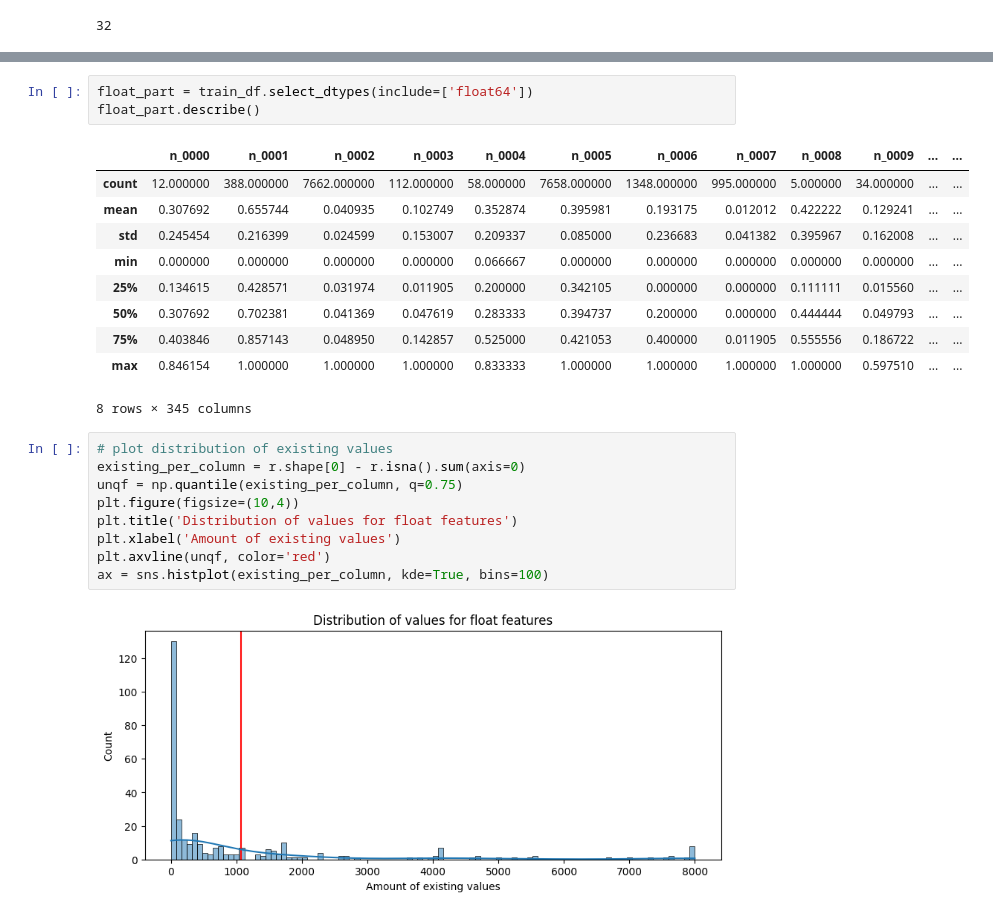
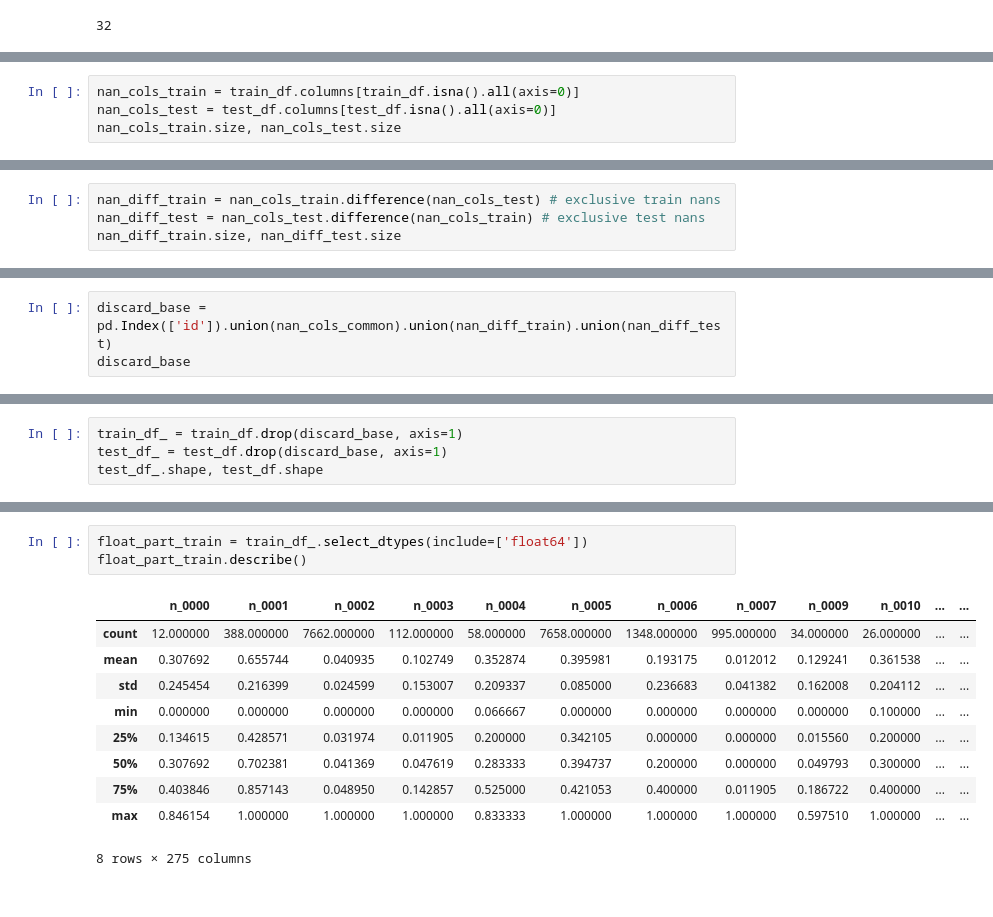
Before and after one commit to Axik0/ML_GB, a Jupyter notebook: DS_task.ipynb, the cells around one changed output, grey strips where cells are left out. Saved outputs shown, nothing was run; the diff lists cells and outputs as text.

```diff
--- a/DS_task.ipynb
+++ b/DS_task.ipynb
@@ -109,0 +121,4 @@ allnan_cols = train_df.columns[train_df.isnull().all(axis=0)]
+# %%
+nan_cols_train = train_df.columns[train_df.isna().all(axis=0)]
+nan_cols_test = test_df.columns[test_df.isna().all(axis=0)]
+nan_cols_train.size, nan_cols_test.size
@@ -109,0 +127,4 @@ allnan_cols = train_df.columns[train_df.isnull().all(axis=0)]
+# %%
+nan_diff_train = nan_cols_train.difference(nan_cols_test) # exclusive train nans
+nan_diff_test = nan_cols_test.difference(nan_cols_train) # exclusive test nans
+nan_diff_train.size, nan_diff_test.size
@@ -109,0 +138,3 @@ allnan_cols = train_df.columns[train_df.isnull().all(axis=0)]
+# %%
+discard_base = pd.Index(['id']).union(nan_cols_common).union(nan_diff_train).union(nan_diff_test)
+discard_base
@@ -109,0 +148,4 @@ allnan_cols = train_df.columns[train_df.isnull().all(axis=0)]
+# %%
+train_df_ = train_df.drop(discard_base, axis=1)
+test_df_ = test_df.drop(discard_base, axis=1)
+test_df_.shape, test_df.shape
@@ -192,25 +314,14 @@ Those NaNs are strongly ($\rho= 0.87$) correlated with float NaNs, i.e. used to
 # %%
-float_part = train_df.select_dtypes(include=['float64'])
-float_part.describe()
+float_part_train = train_df_.select_dtypes(include=['float64'])
+float_part_train.describe()
 # %% [output]
-|  | n_0000 | n_0001 | n_0002 | n_0003 | n_0004 | n_0005 | n_0006 | n_0007 | n_0008 | n_0009 | ... | ... |
-| count | 12.000000 | 388.000000 | 7662.000000 | 112.000000 | 58.000000 | 7658.000000 | 1348.000000 | 995.000000 | 5.000000 | 34.000000 | ... | ... |
-| mean | 0.307692 | 0.655744 | 0.040935 | 0.102749 | 0.352874 | 0.395981 | 0.193175 | 0.012012 | 0.422222 | 0.129241 | ... | ... |
-| std | 0.245454 | 0.216399 | 0.024599 | 0.153007 | 0.209337 | 0.085000 | 0.236683 | 0.041382 | 0.395967 | 0.162008 | ... | ... |
-| min | 0.000000 | 0.000000 | 0.000000 | 0.000000 | 0.066667 | 0.000000 | 0.000000 | 0.000000 | 0.000000 | 0.000000 | ... | ... |
-| 25% | 0.134615 | 0.428571 | 0.031974 | 0.011905 | 0.200000 | 0.342105 | 0.000000 | 0.000000 | 0.111111 | 0.015560 | ... | ... |
-| 50% | 0.307692 | 0.702381 | 0.041369 | 0.047619 | 0.283333 | 0.394737 | 0.200000 | 0.000000 | 0.444444 | 0.049793 | ... | ... |
-| 75% | 0.403846 | 0.857143 | 0.048950 | 0.142857 | 0.525000 | 0.421053 | 0.400000 | 0.011905 | 0.555556 | 0.186722 | ... | ... |
-| max | 0.846154 | 1.000000 | 1.000000 | 1.000000 | 0.833333 | 1.000000 | 1.000000 | 1.000000 | 1.000000 | 0.597510 | ... | ... |
+|  | n_0000 | n_0001 | n_0002 | n_0003 | n_0004 | n_0005 | n_0006 | n_0007 | n_0009 | n_0010 | ... | ... |
+| count | 12.000000 | 388.000000 | 7662.000000 | 112.000000 | 58.000000 | 7658.000000 | 1348.000000 | 995.000000 | 34.000000 | 26.000000 | ... | ... |
+| mean | 0.307692 | 0.655744 | 0.040935 | 0.102749 | 0.352874 | 0.395981 | 0.193175 | 0.012012 | 0.129241 | 0.361538 | ... | ... |
+| std | 0.245454 | 0.216399 | 0.024599 | 0.153007 | 0.209337 | 0.085000 | 0.236683 | 0.041382 | 0.162008 | 0.204112 | ... | ... |
+| min | 0.000000 | 0.000000 | 0.000000 | 0.000000 | 0.066667 | 0.000000 | 0.000000 | 0.000000 | 0.000000 | 0.100000 | ... | ... |
+| 25% | 0.134615 | 0.428571 | 0.031974 | 0.011905 | 0.200000 | 0.342105 | 0.000000 | 0.000000 | 0.015560 | 0.200000 | ... | ... |
+| 50% | 0.307692 | 0.702381 | 0.041369 | 0.047619 | 0.283333 | 0.394737 | 0.200000 | 0.000000 | 0.049793 | 0.300000 | ... | ... |
+| 75% | 0.403846 | 0.857143 | 0.048950 | 0.142857 | 0.525000 | 0.421053 | 0.400000 | 0.011905 | 0.186722 | 0.400000 | ... | ... |
+| max | 0.846154 | 1.000000 | 1.000000 | 1.000000 | 0.833333 | 1.000000 | 1.000000 | 1.000000 | 0.597510 | 1.000000 | ... | ... |
-8 rows × 345 columns
+8 rows × 275 columns
-# %%
-# plot distribution of existing values
-existing_per_column = r.shape[0] - r.isna().sum(axis=0)
-unqf = np.quantile(existing_per_column, q=0.75)
-plt.figure(figsize=(10,4))
-plt.title('Distribution of values for float features')
-plt.xlabel('Amount of existing values')
-plt.axvline(unqf, color='red')
-ax = sns.histplot(existing_per_column, kde=True, bins=100)
-# %% [output]
-[figure, removed]
```
Also changed, not shown: parts of 114 cells of this notebook, 5 other files.
